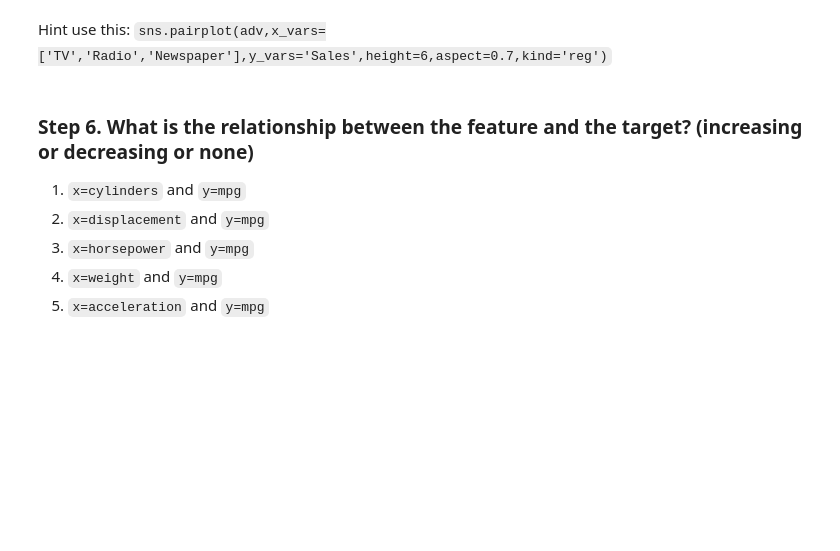
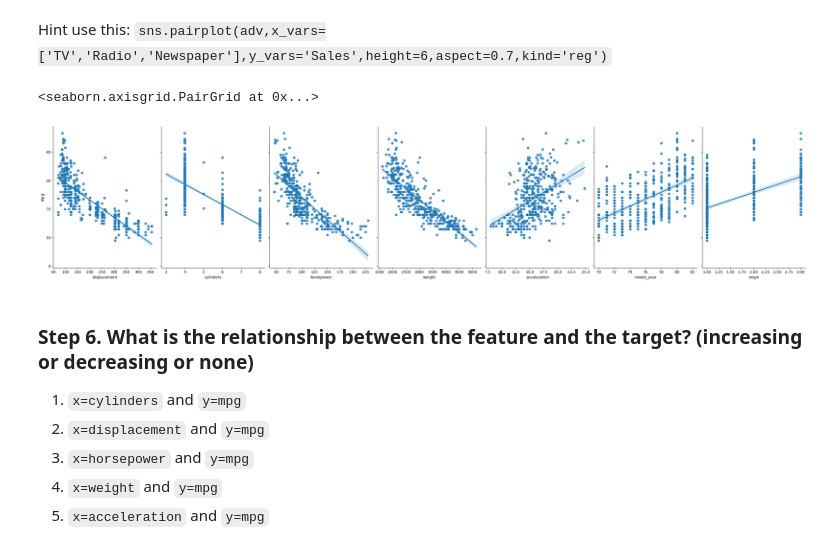
Before and after one commit to Rmalyahya/B5, a Jupyter notebook: student/C3/C3_M2Ex2.ipynb, the cells around one changed output. Drawn from its saved outputs; the diff is of its cells as text; code cells hidden in the pictures; blank space fills up the shorter version.

```diff
--- a/student/C3/C3_M2Ex2.ipynb
+++ b/student/C3/C3_M2Ex2.ipynb
@@ -106,6 +106,23 @@ X[['cylinders', 'model_year', 'origin']].astype('str').describe()
 ### Step 5. Plot each of the features vs the target
 # %% [markdown]
 Hint use this: `sns.pairplot(adv,x_vars=['TV','Radio','Newspaper'],y_vars='Sales',height=6,aspect=0.7,kind='reg')`
+# %%
+import matplotlib.pyplot as plt
+import seaborn as sns
+df = X.copy()
+df['mpg'] = y
+
+sns.pairplot(
+    df,
+    x_vars=['displacement','cylinders', 'horsepower', 'weight','acceleration','model_year',	'origin'],
+    y_vars='mpg',
+    height=6,
+    aspect=0.7,
+    kind='reg'
+    )
+# %% [output]
+<seaborn.axisgrid.PairGrid at 0x...>
+[figure, added]
 # %% [markdown]
 ### Step 6. What is the relationship between the feature and the target? (increasing or decreasing or none)
 
```
